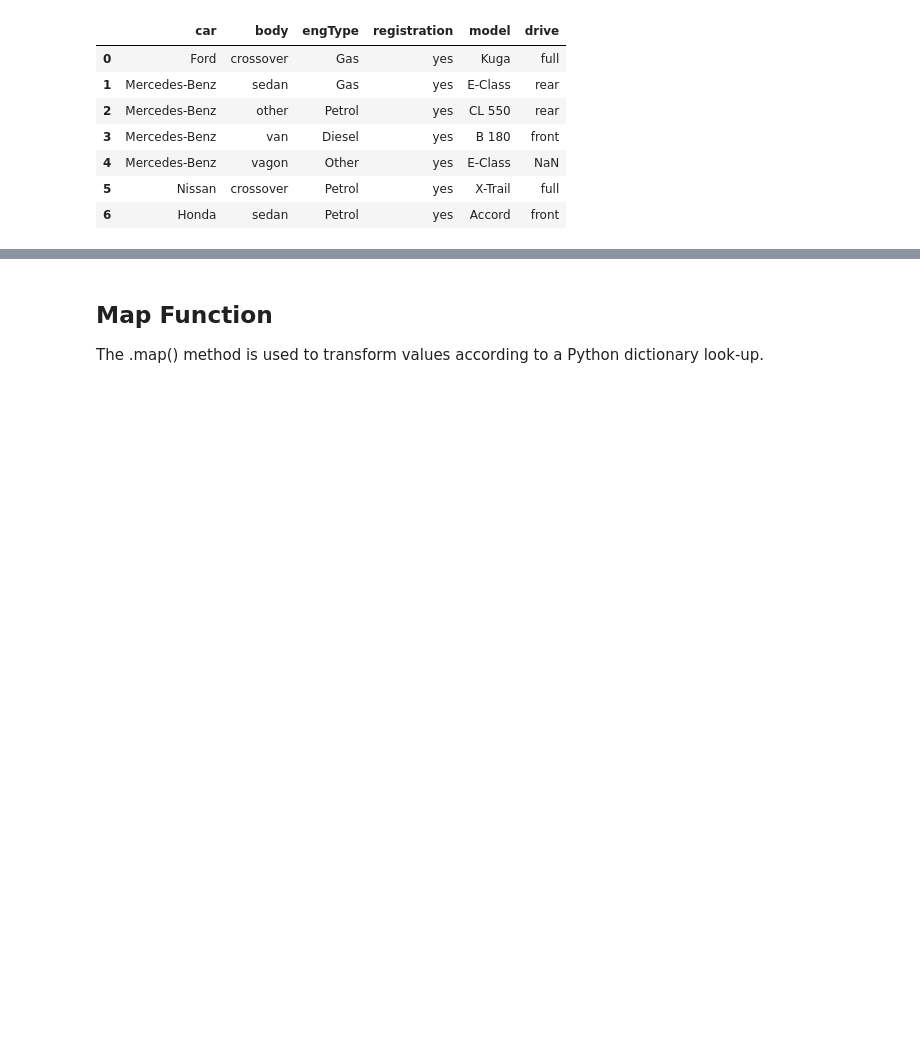
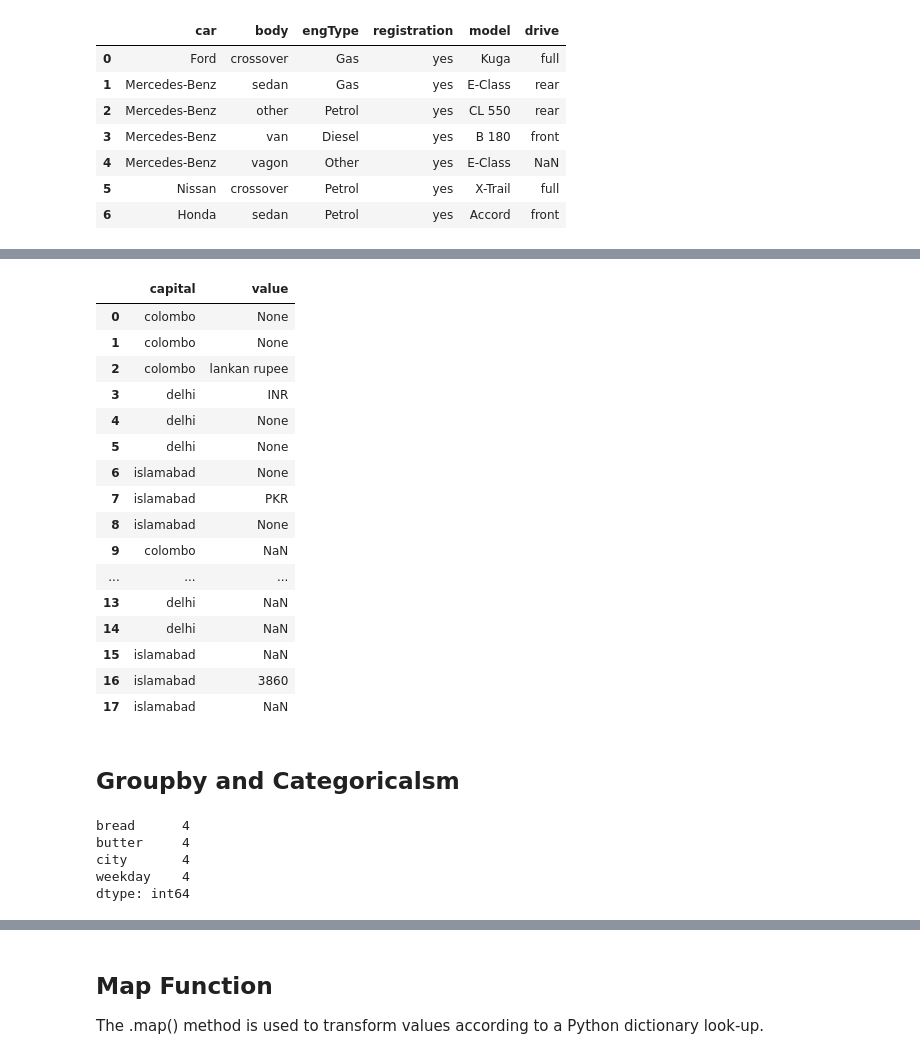
Before and after one commit to amdgd/team-old, a Jupyter notebook: src/Data Wrangling/Pandas_Basics.ipynb, the cells around one changed output, grey strips where cells are left out. Drawn from its saved outputs; the diff is of its cells as text; code cells hidden in the pictures; blank space fills up the shorter version.

```diff
--- a/src/Data Wrangling/Pandas_Basics.ipynb
+++ b/src/Data Wrangling/Pandas_Basics.ipynb
@@ -367,0 +494,24 @@ car_ads_ex_number.head(7)
+# %%
+
+kv_pairs = pd.melt(df_indexn,  col_level=1)
+kv_pairs.head(20)
+# %% [output]
+|  | capital | value |
+| 0 | colombo | None |
+| 1 | colombo | None |
+| 2 | colombo | lankan rupee |
+| 3 | delhi | INR |
+| 4 | delhi | None |
+| 5 | delhi | None |
+| 6 | islamabad | None |
+| 7 | islamabad | PKR |
+| 8 | islamabad | None |
+| 9 | colombo | NaN |
+| ... | ... | ... |
+| 13 | delhi | NaN |
+| 14 | delhi | NaN |
+| 15 | islamabad | NaN |
+| 16 | islamabad | 3860 |
+| 17 | islamabad | NaN |
+# %% [markdown]
+## Groupby and Categoricalsm
@@ -367,0 +539,8 @@ car_ads_ex_number.head(7)
+# %%
+sales.loc[sales.weekday=='Sun'].count()
+# %% [output]
+bread      4
+butter     4
+city       4
+weekday    4
+dtype: int64
```
Also changed, not shown: parts of 19 cells of this notebook, 14 other files.
